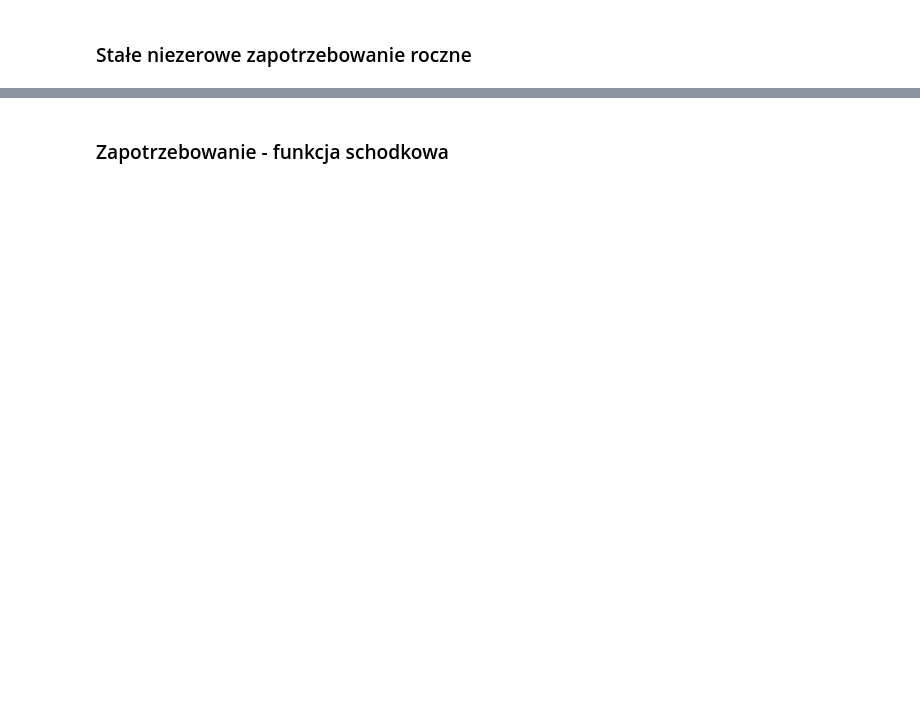
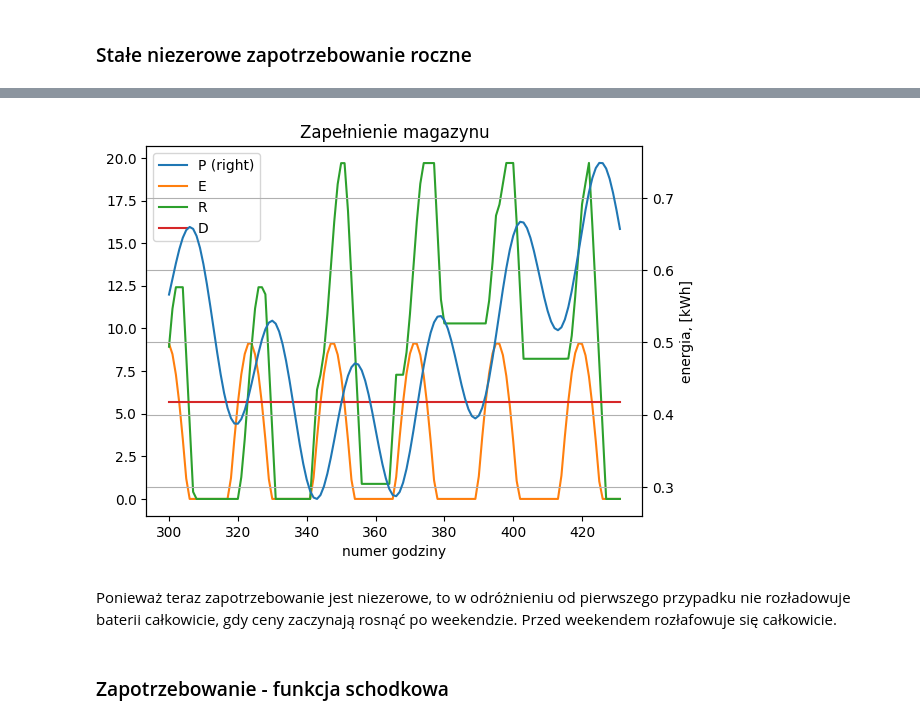
Before and after one commit to mlubneuskaya/energy, a Jupyter notebook: energy.ipynb, the cells around one changed output, grey strips where cells are left out. Saved outputs shown, nothing was run; the diff lists cells and outputs as text; code cells hidden in the pictures; blank space fills up the shorter version.

```diff
--- a/energy.ipynb
+++ b/energy.ipynb
@@ -177,9 +175,9 @@ _ = S[["D", "E", "R"]].plot(grid=True, xlabel="numer godziny", ylabel="energia,
 # %%
 annual_demand = 50 * 10 ** 3
 S_constant = S = pd.DataFrame({"P": price_func(t),
-                  "D": demand(t, annual_demand),
                   "E": energy_func(t),
-                  "R": np.zeros(len(dates))})
+                  "R": np.zeros(len(dates)),
+                  "D": demand(t, annual_demand)})
 S.E = N * S.E
 # %%
 xs_constant_demand = solve(S_constant, Rc, nc, nd, gc, gd)
@@ -193,3 +191,10 @@ _ = S_constant.drop(columns=["P"]).plot(grid=True, xlabel="numer godziny", ylabe
+# %%
+_ = S_constant.iloc[300:, ].plot(grid=True, xlabel="numer godziny", ylabel="energia, [kWh]",
+                            title = 'Zapełnienie magazynu', secondary_y=['P'])
+# %% [output]
+[figure, added]
+# %% [markdown]
+Ponieważ teraz zapotrzebowanie jest niezerowe, to w odróżnieniu od pierwszego przypadku nie rozładowuje baterii całkowicie, gdy ceny zaczynają rosnąć po weekendzie. Przed weekendem rozłafowuje się całkowicie.
 # %% [markdown]
 ### Zapotrzebowanie - funkcja schodkowa
 # %%
```
Also changed, not shown: parts of 35 cells of this notebook.
